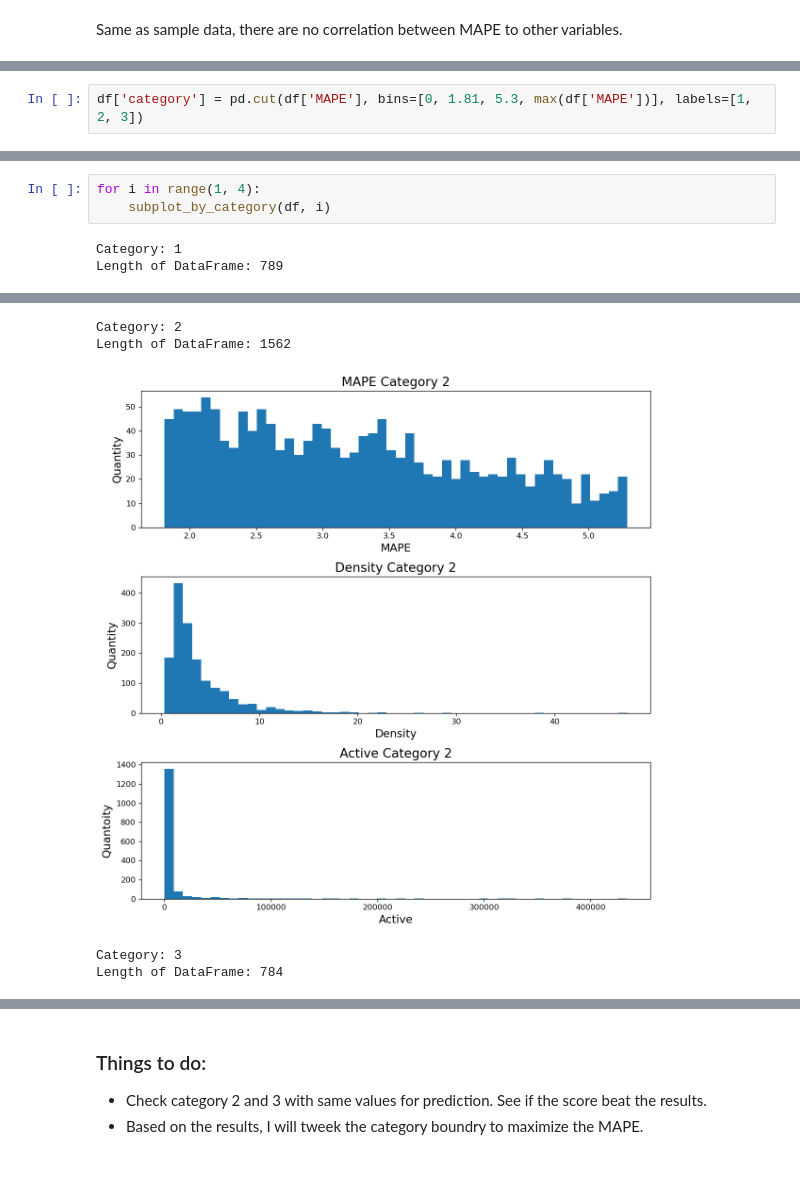
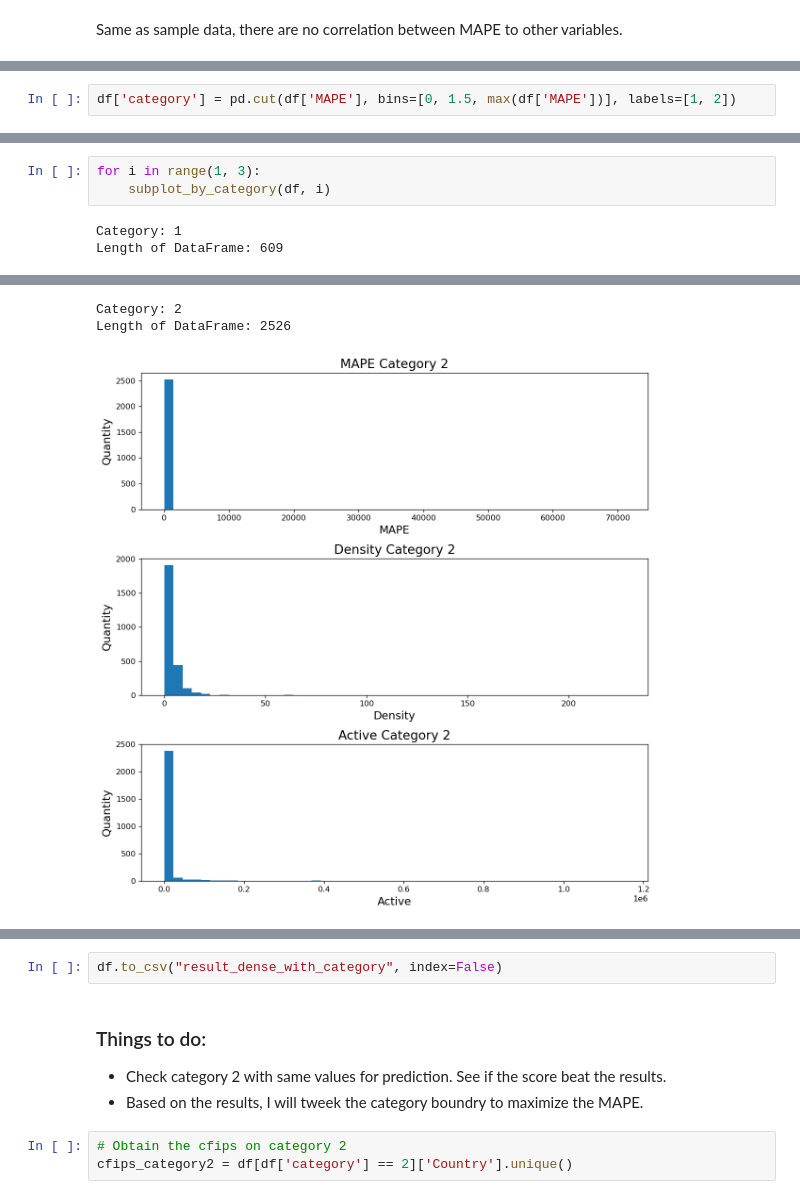
Before and after one commit to masaichig0/Kaggle_godaddy_competition, a Jupyter notebook: analyze_results.ipynb, the cells around one changed output, grey strips where cells are left out. Drawn from its saved outputs; the diff is of its cells as text; blank space fills up the shorter version.

```diff
--- a/analyze_results.ipynb
+++ b/analyze_results.ipynb
@@ -45,5 +54,5 @@ sns.pairplot(df)
 # %%
-df['category'] = pd.cut(df['MAPE'], bins=[0, 1.81, 5.3, max(df['MAPE'])], labels=[1, 2, 3])
+df['category'] = pd.cut(df['MAPE'], bins=[0, 1.5, max(df['MAPE'])], labels=[1, 2])
 # %%
 df.groupby('category').agg({'MAPE': ['count', 'mean', 'min', 'max'],
                            "Density": ['min', 'max', 'std'],
@@ -58,6 +66,6 @@ df.groupby('category').agg({'MAPE': ['count', 'mean', 'min', 'max'],
 # %%
-for i in range(1, 4):
+for i in range(1, 3):
     subplot_by_category(df, i)
 # %% [output]
 Category: 1
-Length of DataFrame: 789
+Length of DataFrame: 609
@@ -65,5 +73,3 @@ Length of DataFrame: 789
 Category: 2
-Length of DataFrame: 1562
+Length of DataFrame: 2526
-[figure, old version]
+[figure, new version]
-Category: 3
-Length of DataFrame: 784
@@ -71,6 +76,11 @@ Length of DataFrame: 784
+# %%
+df.to_csv("result_dense_with_category", index=False)
 # %% [markdown]
 ### Things to do:
 
-* Check category 2 and 3 with same values for prediction.
+* Check category 2 with same values for prediction.
     See if the score beat the results.
 * Based on the results, I will tweek the category boundry to maximize the MAPE.
+# %%
+# Obtain the cfips on category 2
+cfips_category2 = df[df['category'] == 2]['Country'].unique()
```
Also changed, not shown: parts of 7 cells of this notebook, 3 other files.
